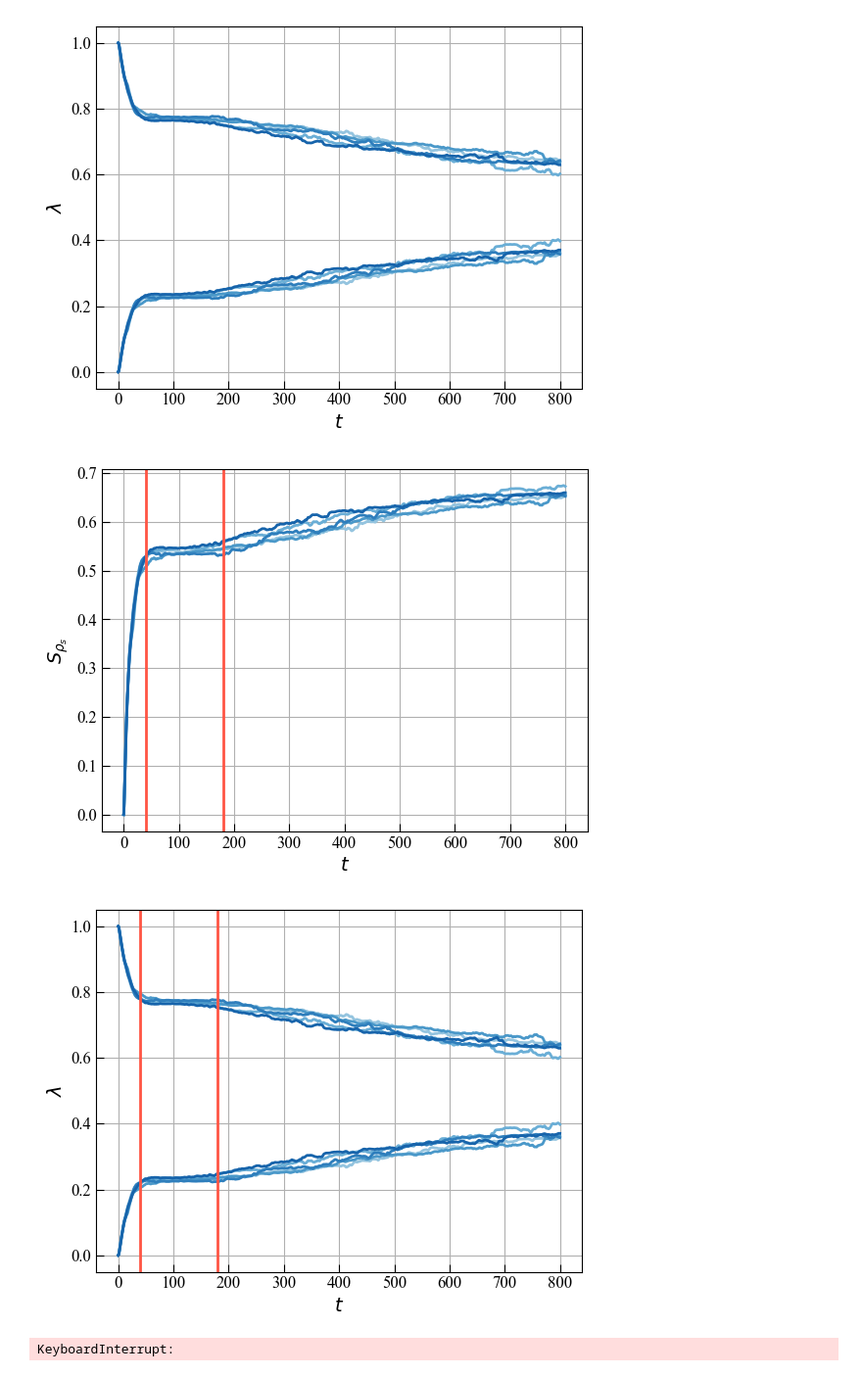
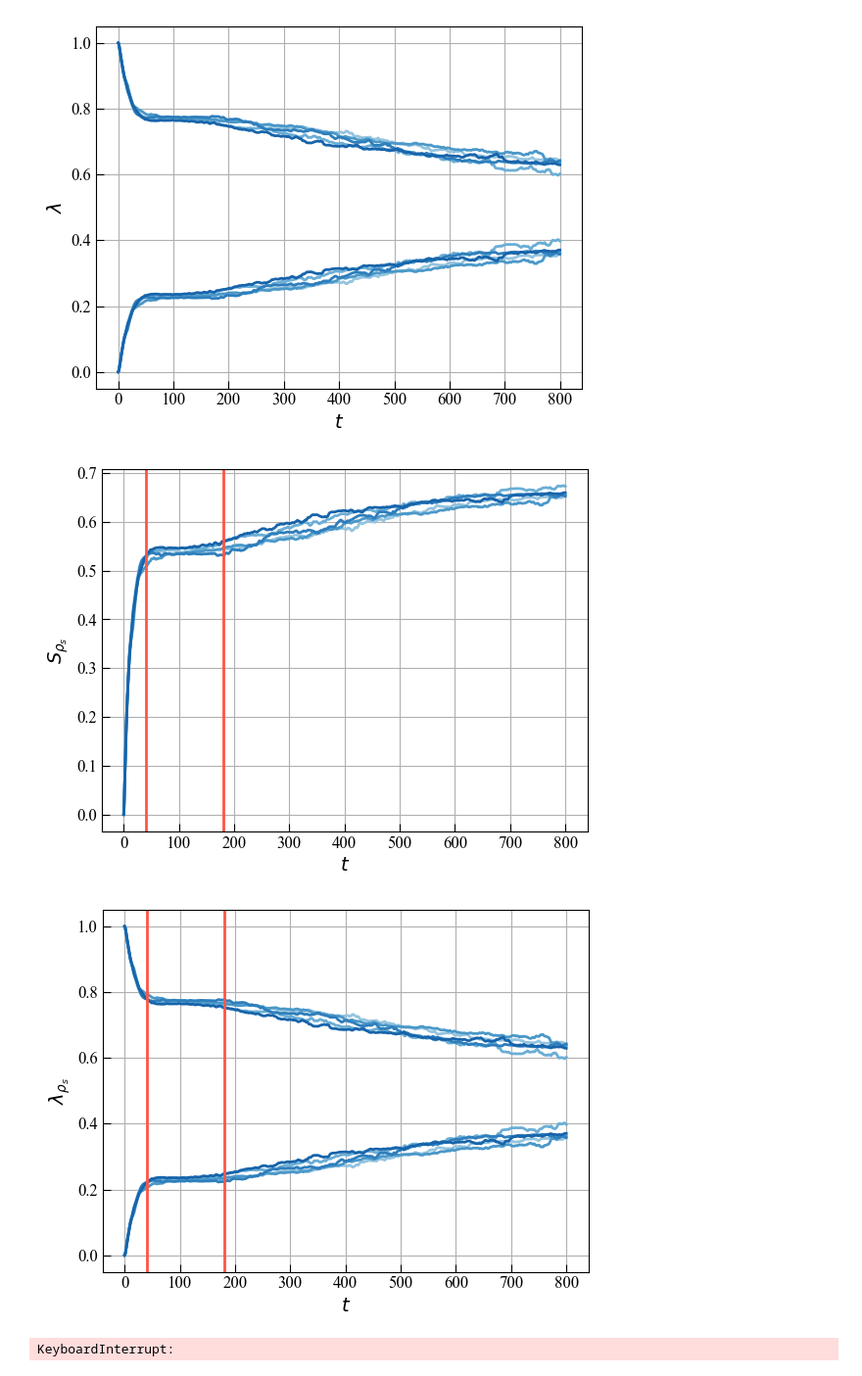
Before and after one commit to MarinAndreGirard/ACL, a Jupyter notebook: Working/2_locality.ipynb, the cells around one changed output. Shown at 98% size. Saved outputs shown, nothing was run; the diff lists cells and outputs as text; code cells hidden in the pictures.

Commit message:
Generated some graphs

```diff
--- a/Working/2_locality.ipynb
+++ b/Working/2_locality.ipynb
@@ -716,32 +716,32 @@ plt.figure(fig.number)  # Set the figure to the loaded one
 plt.axvline(x=40, color='#ff5544', linestyle='-')
 plt.axvline(x=180, color='#ff5544', linestyle='-')
 
 # Show the modified plot
 plt.show()
 
 # Save the modified plot as a PNG image
 modified_name = "general_decoherence" + "VN" + "_modified" + ".png"
 
 fig.savefig(modified_name)  # Save the figure as a PNG file
 
 name="general_decoherence"+"eigval"+".pickle"
 # Reopen the saved plot
 with open(name, 'rb') as f:
     fig = pickle.load(f)
 
 # Edit the plot (e.g., add vertical lines)
 plt.figure(fig.number)  # Set the figure to the loaded one
 plt.axvline(x=40, color='#ff5544', linestyle='-')
 plt.axvline(x=180, color='#ff5544', linestyle='-')
-plt.xlabel(r'$\lambda_{\rho_s}$')
+plt.ylabel(r'$\lambda_{\rho_s}$')
 
 # Show the modified plot
 plt.show()
 
 # Save the modified plot as a PNG image
 modified_name = "general_decoherence" + "eigval" + "_modified" + ".png"
 
 fig.savefig(modified_name)  # Save the figure as a PNG file
 # %% [output]
 [figure]
-[figure, old version]
+[figure, new version]
```
Also changed, not shown: parts of 1 cell of this notebook, 11 other files.
